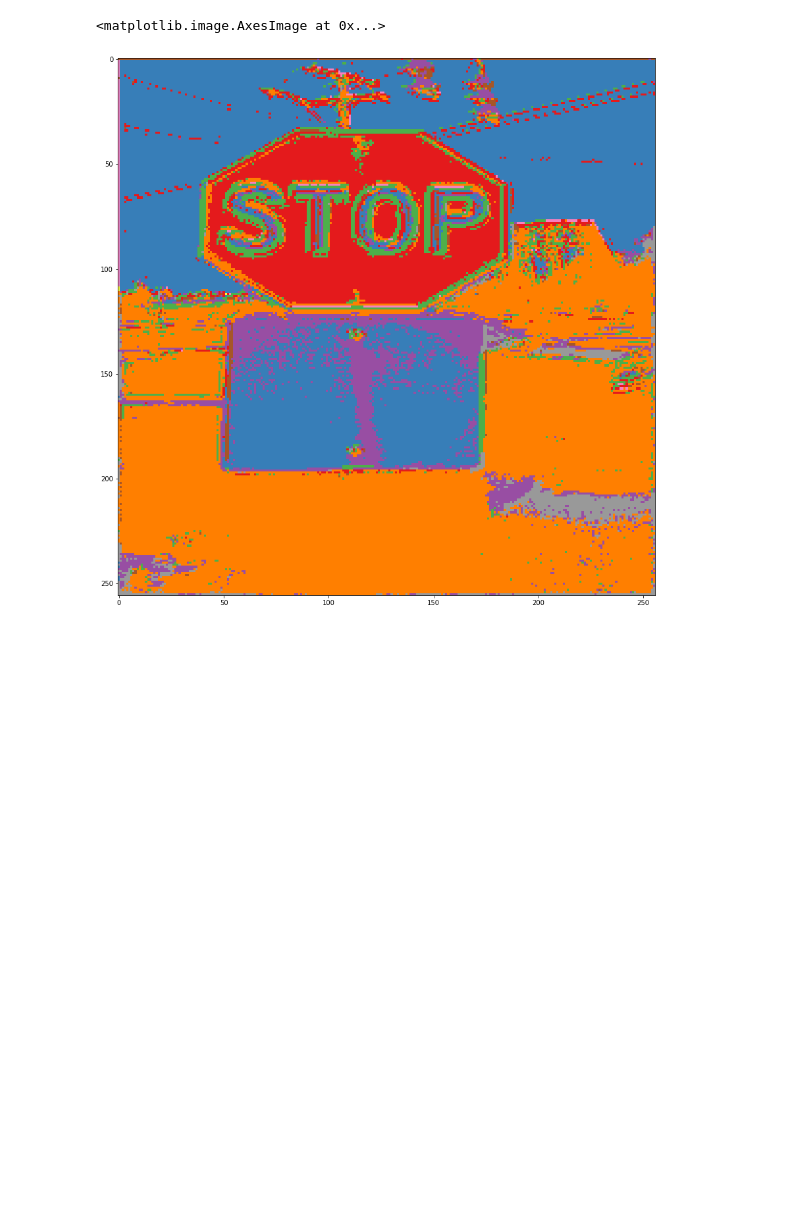
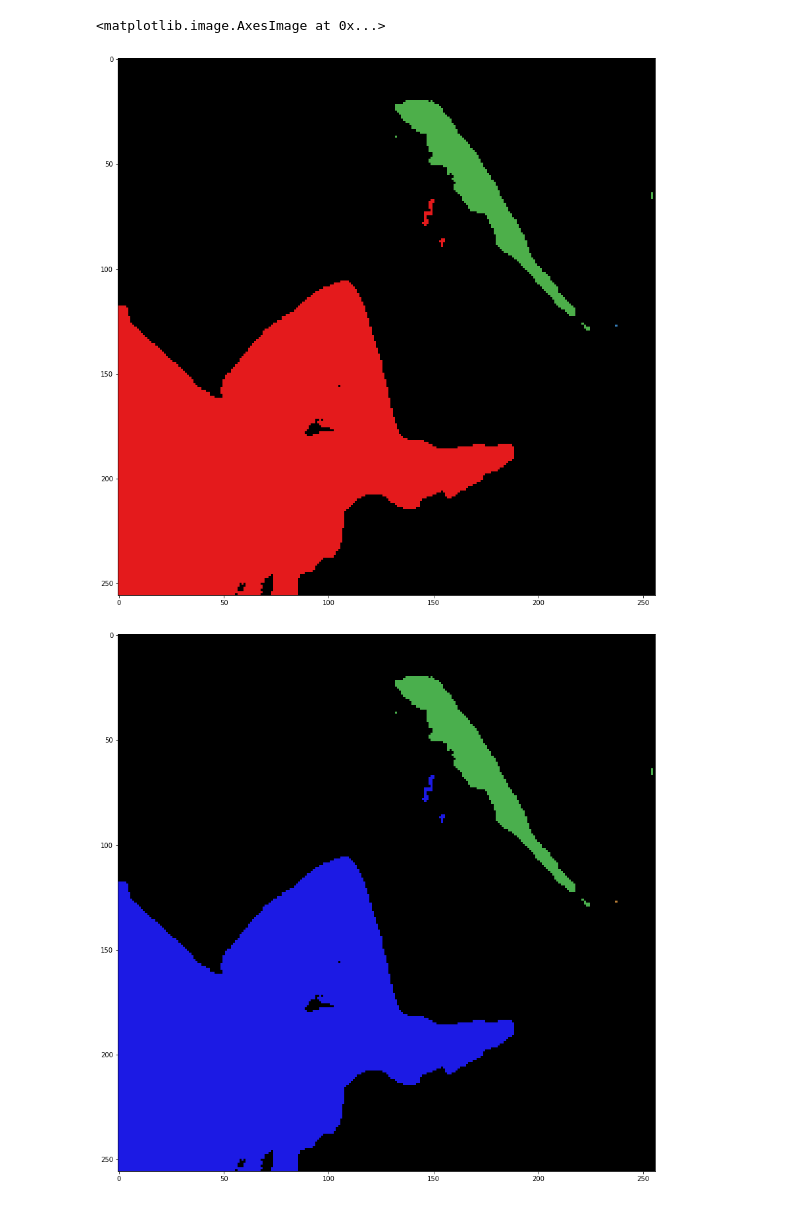
Before and after one commit to dkermany/mdspacer, a Jupyter notebook: ipynb/view_label2rgb.ipynb, the cells around one changed output. Drawn from its saved outputs; the diff is of its cells as text; code cells hidden in the pictures; blank space fills up the shorter version.

```diff
--- a/ipynb/view_label2rgb.ipynb
+++ b/ipynb/view_label2rgb.ipynb
@@ -9,9 +9,9 @@ import seaborn as sns
 # %%
 palette = sns.color_palette("Set1", 80)
 # %%
-label_path = "/home/dkermany/data/COCO/masks/val2017/000000460229.png"
-image_path = "/home/dkermany/data/COCO/images/val2017/000000460229.jpg"
-pred_path = "/home/dkermany/data/COCO/images/val2017_predictions/000000460229.png"
+label_path = "/home/dkermany/data/COCO/masks/val2017/000000047740.png"
+image_path = "/home/dkermany/data/COCO/images/val2017/000000047740.jpg"
+pred_path = "/home/dkermany/data/COCO/images/val2017_predictions/000000047740.png"
 # %%
 image = cv2.cvtColor(cv2.imread(image_path), cv2.COLOR_BGR2RGB)
 print(image.shape)
@@ -51,7 +51,10 @@ plt.imshow(bgr_label)
 # %%
 pred = cv2.imread(pred_path)
 plt.figure(figsize=(15,15))
 plt.imshow(cv2.cvtColor(pred, cv2.COLOR_BGR2RGB))
+plt.figure(figsize=(15,15))
+plt.imshow(pred)
 # %% [output]
 <matplotlib.image.AxesImage at 0x...>
-[figure, old version]
+[figure, new version]
+[figure, added]
```
Also changed, not shown: parts of 4 cells of this notebook, 4 other files.
